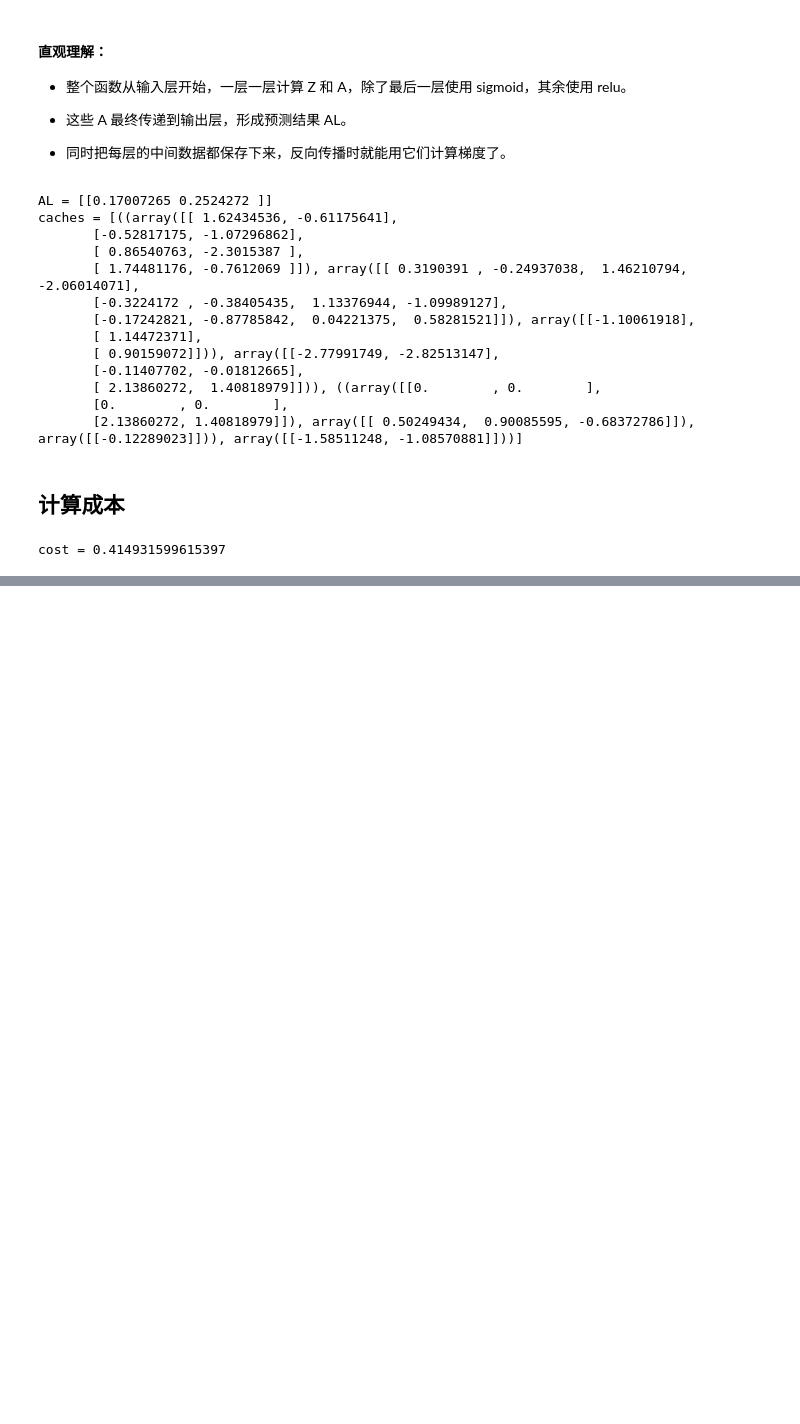
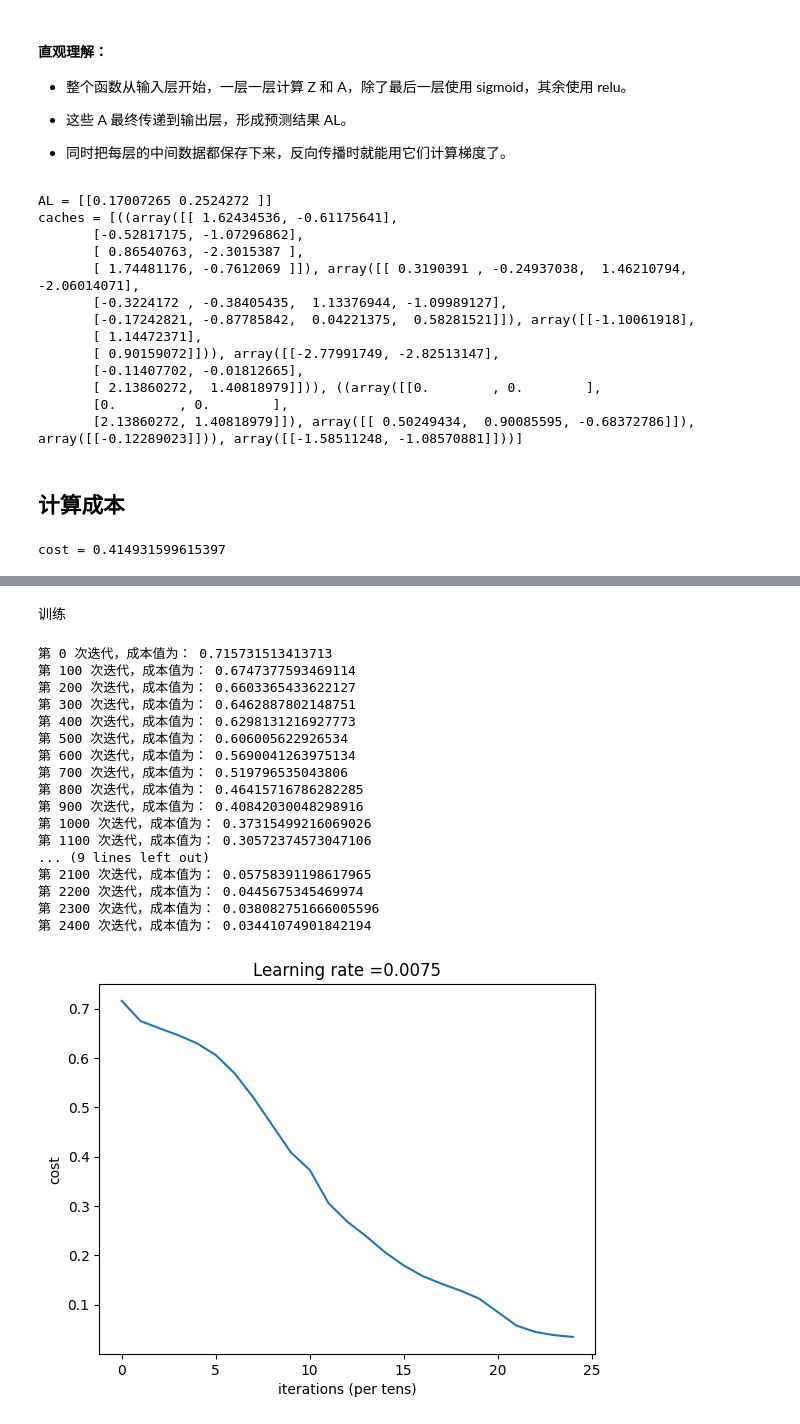
Before and after one commit to machao318927/DeepLearn_Wu, a Jupyter notebook: 第四周-一步步搭建多层神经网络以及应用.ipynb, the cells around one changed output, grey strips where cells are left out. Drawn from its saved outputs; the diff is of its cells as text; code cells hidden in the pictures; blank space fills up the shorter version.

```diff
--- a/第四周-一步步搭建多层神经网络以及应用.ipynb
+++ b/第四周-一步步搭建多层神经网络以及应用.ipynb
@@ -585,0 +1017,24 @@ cost = 0.414931599615397
+# %% [markdown]
+训练
+# %%
+layers_dims = [12288, 20, 7, 5, 1] # 5层神经网络
+parameters = L_layer_model(train_x, train_y, layer_dims, num_iterations = 2500, print_cost = True, isPlot = True)
+# %% [output]
+第 0 次迭代，成本值为： 0.715731513413713
+第 100 次迭代，成本值为： 0.6747377593469114
+第 200 次迭代，成本值为： 0.6603365433622127
+第 300 次迭代，成本值为： 0.6462887802148751
+第 400 次迭代，成本值为： 0.6298131216927773
+第 500 次迭代，成本值为： 0.606005622926534
+第 600 次迭代，成本值为： 0.5690041263975134
+第 700 次迭代，成本值为： 0.519796535043806
+第 800 次迭代，成本值为： 0.46415716786282285
+第 900 次迭代，成本值为： 0.40842030048298916
+第 1000 次迭代，成本值为： 0.37315499216069026
+第 1100 次迭代，成本值为： 0.30572374573047106
+... (9 lines left out)
+第 2100 次迭代，成本值为： 0.05758391198617965
+第 2200 次迭代，成本值为： 0.0445675345469974
+第 2300 次迭代，成本值为： 0.038082751666005596
+第 2400 次迭代，成本值为： 0.03441074901842194
+[figure, added]
```
Also changed, not shown: parts of 29 cells of this notebook, 5 other files.
